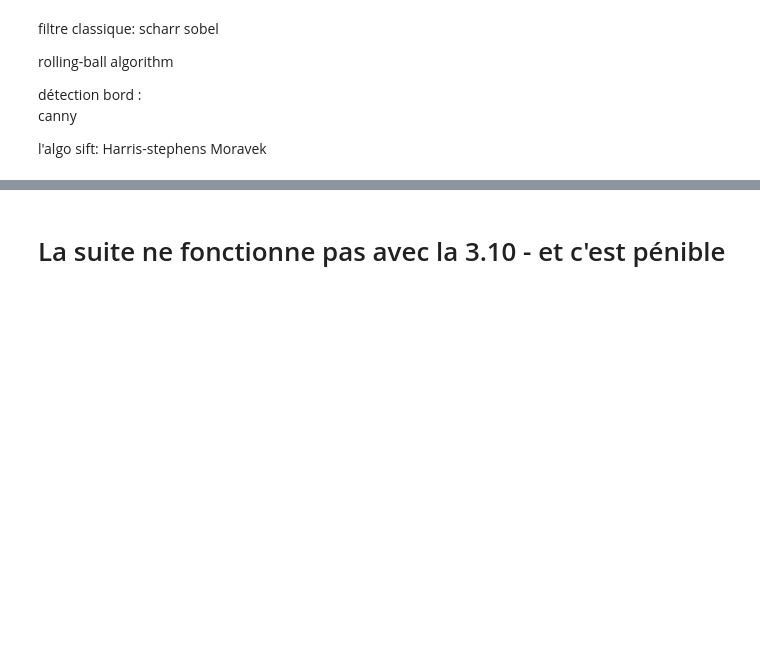
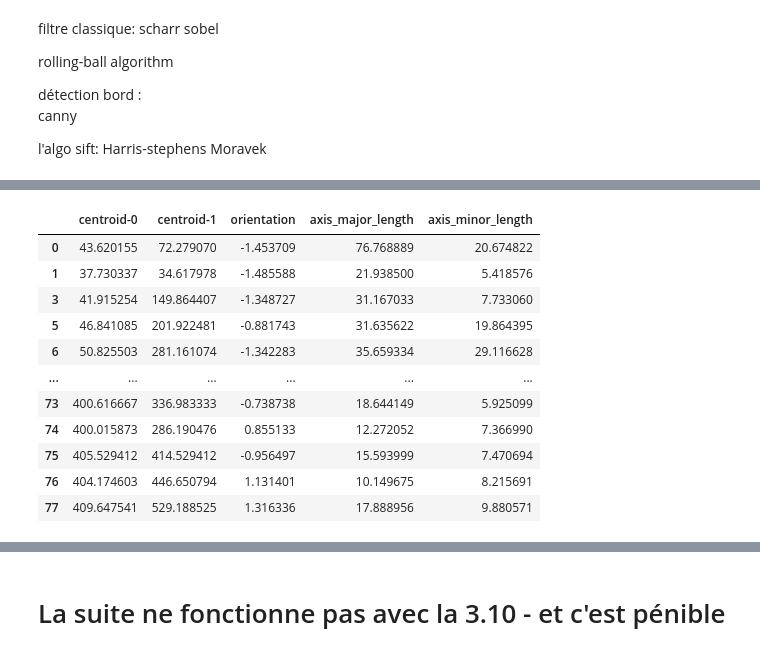
Before and after one commit to TestaVuota/ImageAnalysis, a Jupyter notebook: WilliamIm/detection_ellipse.ipynb, the cells around one changed output, grey strips where cells are left out. Saved outputs shown, nothing was run; the diff lists cells and outputs as text; code cells hidden in the pictures; blank space fills up the shorter version.

```diff
--- a/WilliamIm/detection_ellipse.ipynb
+++ b/WilliamIm/detection_ellipse.ipynb
@@ -218,0 +316,92 @@ pd.DataFrame(props)
+# %%
+import plotly
+import plotly.express as px
+import plotly.graph_objects as go
+from skimage import data, filters, measure, morphology
+
+img = imageResult
+
+# Binary image, post-process the binary mask and compute labels
+threshold = filters.threshold_otsu(img)
+mask = img > threshold
+mask = morphology.remove_small_objects(mask, 50)
+mask = morphology.remove_small_holes(mask, 50)
+
+# # Plot the mask
+# print('mask: ', type(mask))
+# plt.imshow(Image.fromarray(mask))
+
+labels = measure.label(mask)
+
+fig = px.imshow(imArrayCrop, binary_string=True)
+fig.update_traces(hoverinfo='skip') # hover is only for label info
+
+props_ = measure.regionprops(labels, img)
+properties = ['area', 'eccentricity', 'perimeter', 'intensity_mean']
+
+# For each label, add a filled scatter trace for its contour,
+# and display the properties of the label in the hover of this trace.
+# for index in range(1, labels.max()):
+
+indexs, elements = [i for i in range(labels.max())], [2, 4, 8, 18, 19, 20, 59]
+for element in elements:
+    indexs.remove(int(element-1))
+del element
+# del elements
+
+for index in indexs:
+    label_i = props_[index].label
+    contour = measure.find_contours(labels == label_i, 0.5)[0]
+    y, x = contour.T
+    hoverinfo = ''
+    for prop_name in properties:
+        hoverinfo += f'<b>{prop_name}: {getattr(props_[index], prop_name):.2f}</b><br>'
+    fig.add_trace(go.Scatter(
+        x=x, y=y, name=label_i,
+        mode='lines', fill='toself', showlegend=False,
+        hovertemplate=hoverinfo, hoveron='points+fills'))
+
+#======================================================================================#
+import pandas as pd
+from IPython.display import display
+
+# label_img = measure.label(img)
+# regions = measure.regionprops(label_img, img)
+# props = measure.regionprops_table(label_img, properties=(
+#                                                             'centroid',
+#                                                             'orientation',
+#                                                             'axis_major_length',
+#                                                             'axis_minor_length'
+#                                                         )
+# )
+# resultDf = pd.DataFrame(props)
+# display(resultDf)
+
+ssp = pd.DataFrame(measure.regionprops_table(labels, properties=(
+                                                            'centroid',
+                                                            'orientation',
+                                                            'axis_major_length',
+                                                            'axis_minor_length'
+                                                        ))).drop(elements, axis = 0)
+display(ssp)
+
+# index, prop_name = 8, 'centroid'
+# index, prop_name = 8, 'orientation'
+# index, prop_name = 8, 'axis_major_length'
+index, prop_name = 8, 'axis_minor_length'
+print(getattr(props_[index], prop_name))
+#======================================================================================#
+plotly.io.show(fig)
+# %% [output]
+|  | centroid-0 | centroid-1 | orientation | axis_major_length | axis_minor_length |
+| 0 | 43.620155 | 72.279070 | -1.453709 | 76.768889 | 20.674822 |
+| 1 | 37.730337 | 34.617978 | -1.485588 | 21.938500 | 5.418576 |
+| 3 | 41.915254 | 149.864407 | -1.348727 | 31.167033 | 7.733060 |
+| 5 | 46.841085 | 201.922481 | -0.881743 | 31.635622 | 19.864395 |
+| 6 | 50.825503 | 281.161074 | -1.342283 | 35.659334 | 29.116628 |
+| ... | ... | ... | ... | ... | ... |
+| 73 | 400.616667 | 336.983333 | -0.738738 | 18.644149 | 5.925099 |
+| 74 | 400.015873 | 286.190476 | 0.855133 | 12.272052 | 7.366990 |
+| 75 | 405.529412 | 414.529412 | -0.956497 | 15.593999 | 7.470694 |
+| 76 | 404.174603 | 446.650794 | 1.131401 | 10.149675 | 8.215691 |
+| 77 | 409.647541 | 529.188525 | 1.316336 | 17.888956 | 9.880571 |
```
Also changed, not shown: parts of 19 cells of this notebook, 2 other files.
